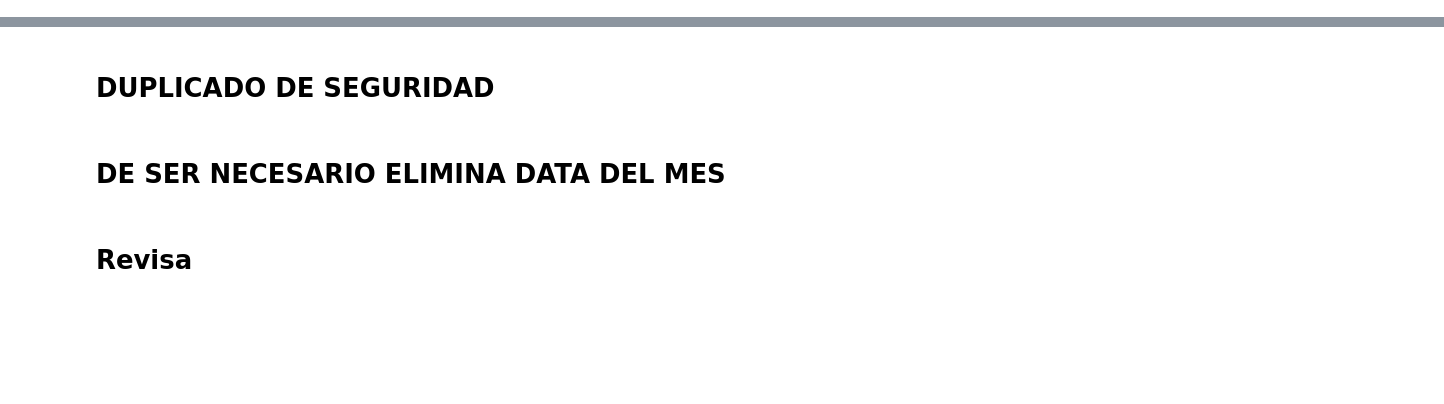
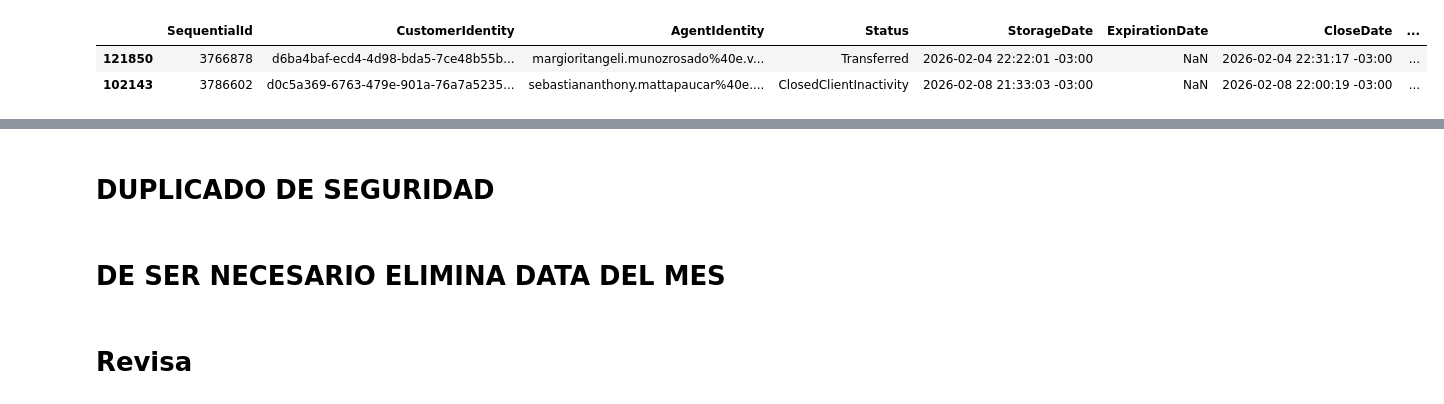
Before and after one commit to WDuran24/Python-Learning, a Jupyter notebook: INTRADIA_DIGITAL.ipynb, the cells around one changed output, grey strips where cells are left out. Drawn from its saved outputs; the diff is of its cells as text; code cells hidden in the pictures; blank space fills up the shorter version.

```diff
--- a/INTRADIA_DIGITAL.ipynb
+++ b/INTRADIA_DIGITAL.ipynb
@@ -29,3 +13,9 @@ blip_ha
+# %%
+blip_ha.sample(2)
+# %% [output]
+|  | SequentialId | CustomerIdentity | AgentIdentity | Status | StorageDate | ExpirationDate | CloseDate | ... |
+| 121850 | 3766878 | d6ba4baf-ecd4-4d98-bda5-7ce48b55b... | margioritangeli.munozrosado%40e.v... | Transferred | 2026-02-04 22:22:01 -03:00 | NaN | 2026-02-04 22:31:17 -03:00 | ... |
+| 102143 | 3786602 | d0c5a369-6763-479e-901a-76a7a5235... | sebastiananthony.mattapaucar%40e.... | ClosedClientInactivity | 2026-02-08 21:33:03 -03:00 | NaN | 2026-02-08 22:00:19 -03:00 | ... |
 # %%
 # Elimina duplicados basados en todas las columnas (puedes especificar columnas si lo prefieres)
 blip_ha.drop_duplicates(inplace=True)
```
Also changed, not shown: parts of 99 cells of this notebook.
